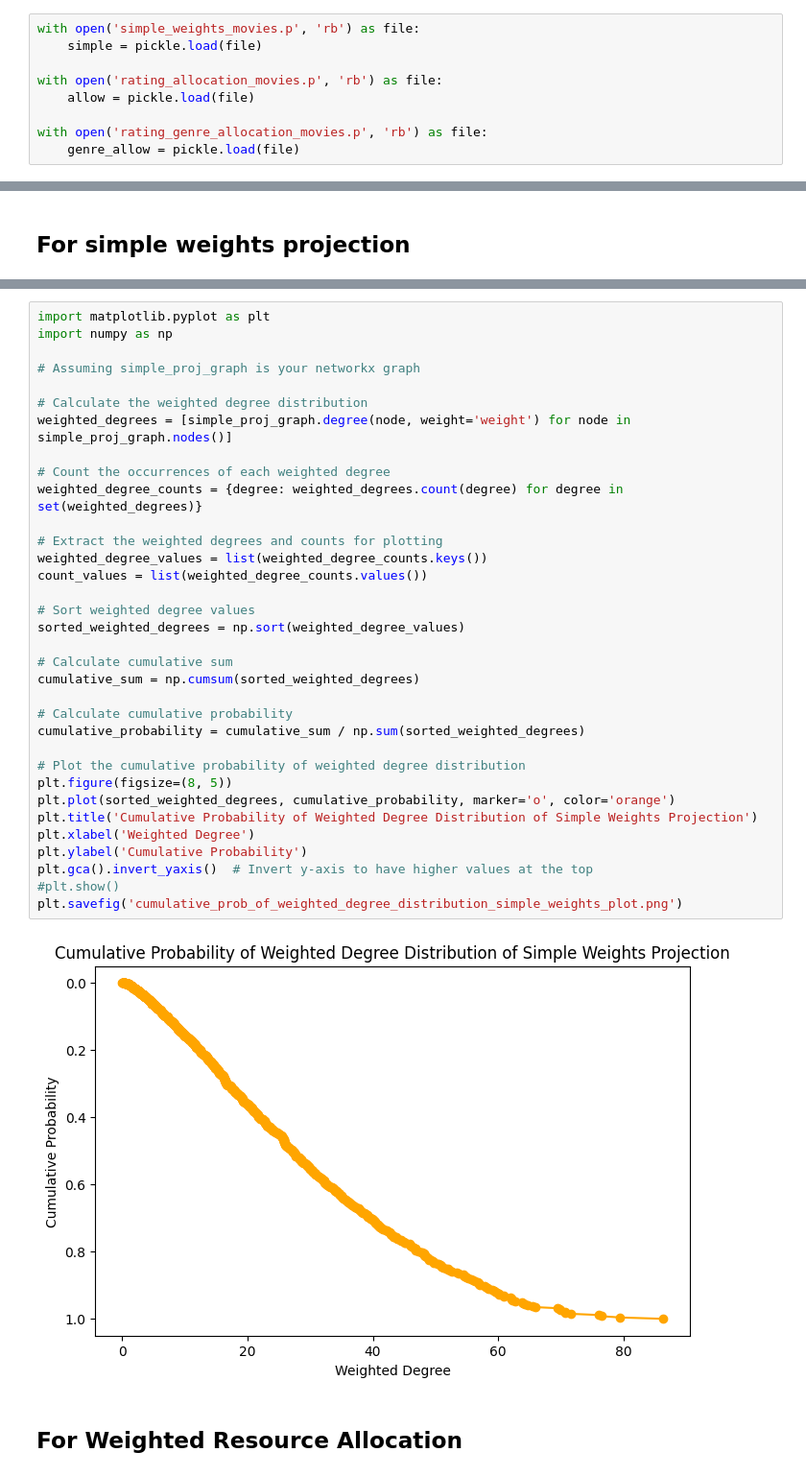
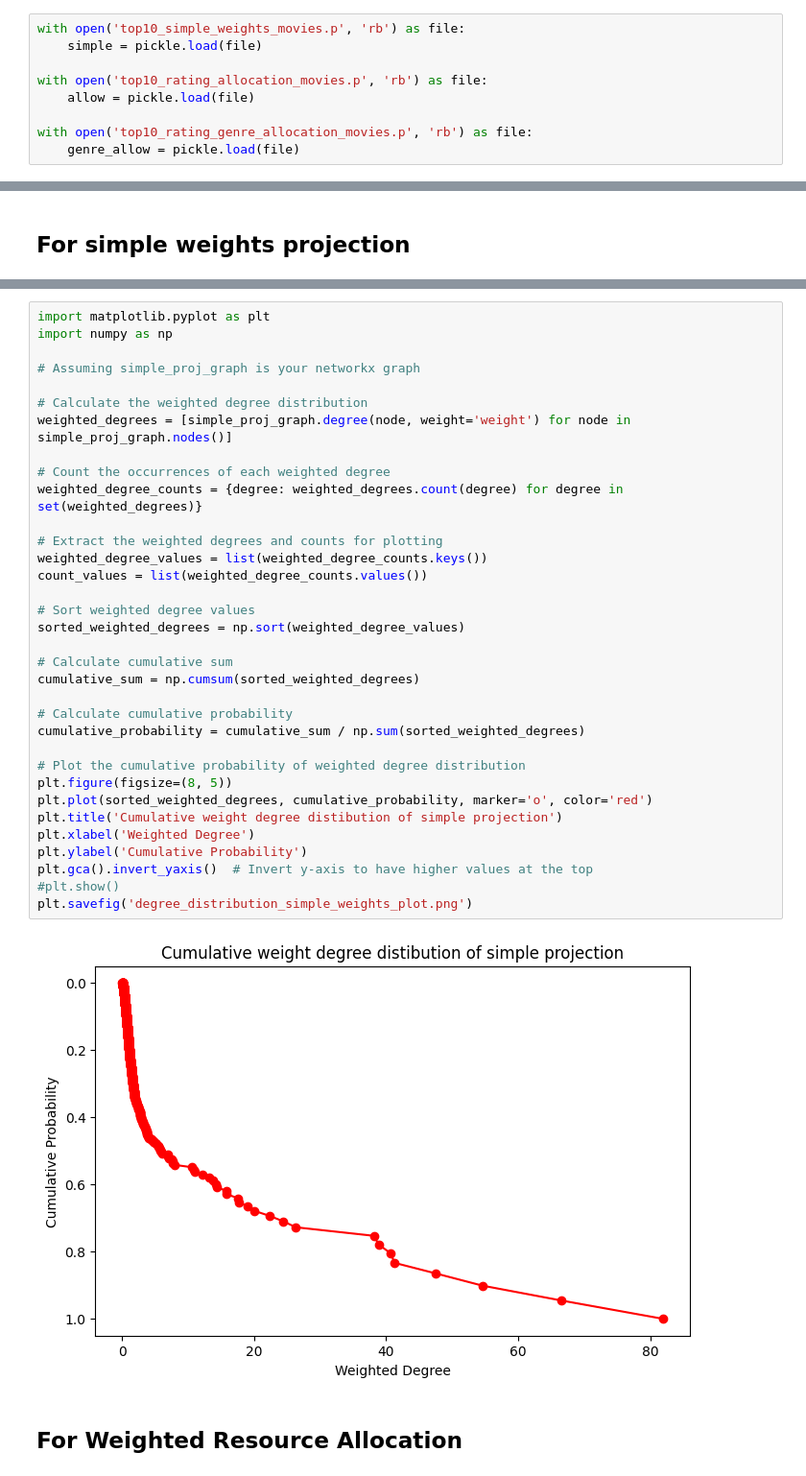
Before and after one commit to Christian-Weidemann/Movie-Mirror, a Jupyter notebook: projections_testing/degree_distributions_projections.ipynb, the cells around one changed output, grey strips where cells are left out. Shown at 96% size. Drawn from its saved outputs; the diff is of its cells as text.

Commit message:
top 10 graphs

```diff
--- a/projections_testing/degree_distributions_projections.ipynb
+++ b/projections_testing/degree_distributions_projections.ipynb
@@ -6,13 +6,13 @@ from networkx.algorithms import community
 import csv
 import pandas as pd
 # %%
-with open('simple_weights_movies.p', 'rb') as file:
+with open('top10_simple_weights_movies.p', 'rb') as file:
     simple = pickle.load(file)
 
-with open('rating_allocation_movies.p', 'rb') as file:
+with open('top10_rating_allocation_movies.p', 'rb') as file:
     allow = pickle.load(file)
 
-with open('rating_genre_allocation_movies.p', 'rb') as file:
+with open('top10_rating_genre_allocation_movies.p', 'rb') as file:
     genre_allow = pickle.load(file)
 # %%
 simple_proj_graph = nx.Graph(simple)
@@ -47,37 +47,37 @@ import matplotlib.pyplot as plt
 import numpy as np
 
 # Assuming simple_proj_graph is your networkx graph
 
 # Calculate the weighted degree distribution
 weighted_degrees = [simple_proj_graph.degree(node, weight='weight') for node in simple_proj_graph.nodes()]
 
 # Count the occurrences of each weighted degree
 weighted_degree_counts = {degree: weighted_degrees.count(degree) for degree in set(weighted_degrees)}
 
 # Extract the weighted degrees and counts for plotting
 weighted_degree_values = list(weighted_degree_counts.keys())
 count_values = list(weighted_degree_counts.values())
 
 # Sort weighted degree values
 sorted_weighted_degrees = np.sort(weighted_degree_values)
 
 # Calculate cumulative sum
 cumulative_sum = np.cumsum(sorted_weighted_degrees)
 
 # Calculate cumulative probability
 cumulative_probability = cumulative_sum / np.sum(sorted_weighted_degrees)
 
 # Plot the cumulative probability of weighted degree distribution
 plt.figure(figsize=(8, 5))
-plt.plot(sorted_weighted_degrees, cumulative_probability, marker='o', color='orange')
-plt.title('Cumulative Probability of Weighted Degree Distribution of Simple Weights Projection')
+plt.plot(sorted_weighted_degrees, cumulative_probability, marker='o', color='red')
+plt.title('Cumulative weight degree distibution of simple projection')
 plt.xlabel('Weighted Degree')
 plt.ylabel('Cumulative Probability')
 plt.gca().invert_yaxis()  # Invert y-axis to have higher values at the top
 #plt.show()
-plt.savefig('cumulative_prob_of_weighted_degree_distribution_simple_weights_plot.png')
+plt.savefig('degree_distribution_simple_weights_plot.png')
 # %% [output]
-[figure, old version]
+[figure, new version]
 # %% [markdown]
 ## For Weighted Resource Allocation
 # %%
```
Also changed, not shown: parts of 4 cells of this notebook, 6 other files.
